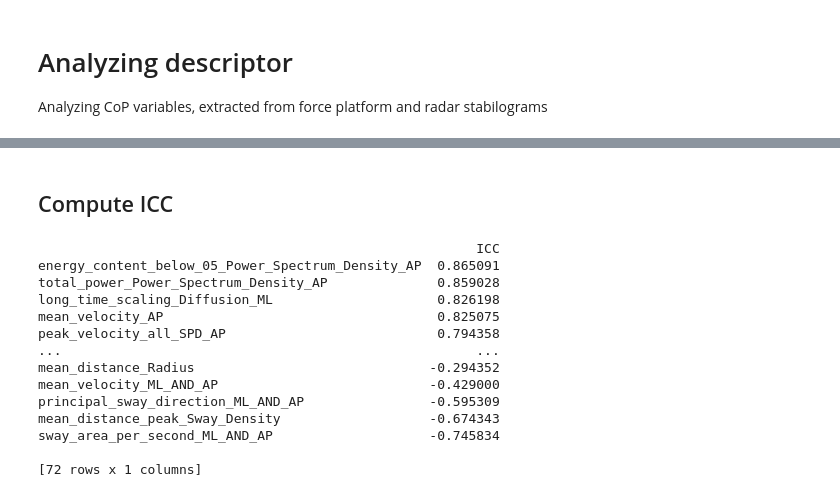
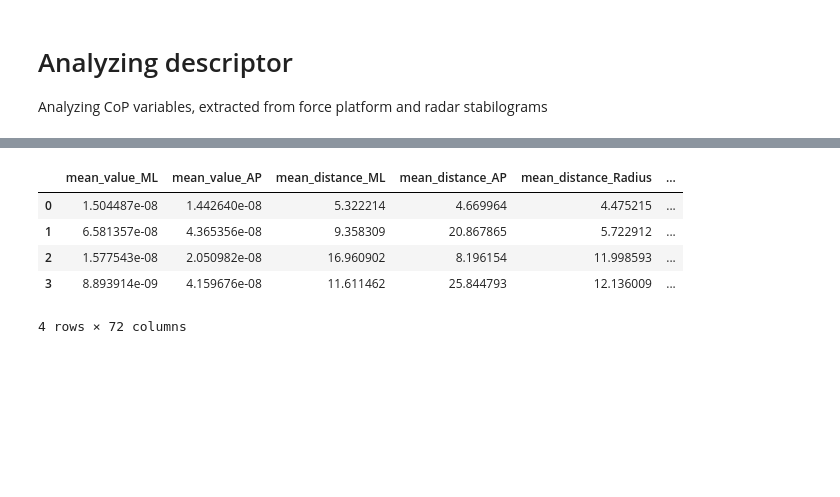
Before and after one commit to KellyLuo-O/stabilometry_project_2026, a Jupyter notebook: scripts/04_analyzing_descriptors.ipynb, the cells around one changed output, grey strips where cells are left out. Cells and saved outputs as stored; diff of their text form; code cells hidden in the pictures; blank space fills up the shorter version.

```diff
--- a/scripts/04_analyzing_descriptors.ipynb
+++ b/scripts/04_analyzing_descriptors.ipynb
@@ -63,53 +16,0 @@ summary
-# %% [markdown]
-## Compute ICC
-# %%
-features = [col for col in df_platform_features.columns if col != 'type']
-
-icc_results = {}
-
-for feat in features:
-    radar_vals = df_radar_features[feat].values
-    force_vals = df_platform_features[feat].values
-
-    # Créer DataFrame pour pingouin
-    df_feat = pd.DataFrame({
-        'Radar': radar_vals,
-        'Force': force_vals
-    })
-
-    # Préparer pour pingouin
-    df_tmp = df_feat.melt(var_name='Instrument', value_name='Score')
-    df_tmp['Repetition'] = list(range(1, len(radar_vals)+1)) * 2  # répéter pour Radar et Force
-
-    # Calculer ICC
-    icc = pg.intraclass_corr(
-        data=df_tmp,
-        targets='Repetition',
-        raters='Instrument',
-        ratings='Score'
-    )
-
-    # Récupérer l'ICC de type "ICC2" (two-way, consistency, single) par exemple
-    icc_value = icc.loc[icc['Type']=='ICC2','ICC'].values[0]
-    icc_results[feat] = icc_value
-
-# Convertir en DataFrame pour visualiser facilement
-icc_df = pd.DataFrame.from_dict(icc_results, orient='index', columns=['ICC'])
-icc_df = icc_df.sort_values('ICC', ascending=False)
-
-print(icc_df)
-# %% [output]
-                                                        ICC
-energy_content_below_05_Power_Spectrum_Density_AP  0.865091
-total_power_Power_Spectrum_Density_AP              0.859028
-long_time_scaling_Diffusion_ML                     0.826198
-mean_velocity_AP                                   0.825075
-peak_velocity_all_SPD_AP                           0.794358
-...                                                     ...
-mean_distance_Radius                              -0.294352
-mean_velocity_ML_AND_AP                           -0.429000
-principal_sway_direction_ML_AND_AP                -0.595309
-mean_distance_peak_Sway_Density                   -0.674343
-sway_area_per_second_ML_AND_AP                    -0.745834
-
-[72 rows x 1 columns]
@@ -115,0 +24,9 @@ sway_area_per_second_ML_AND_AP                    -0.745834
+# %%
+errors
+# %% [output]
+|  | mean_value_ML | mean_value_AP | mean_distance_ML | mean_distance_AP | mean_distance_Radius | ... |
+| 0 | 1.504487e-08 | 1.442640e-08 | 5.322214 | 4.669964 | 4.475215 | ... |
+| 1 | 6.581357e-08 | 4.365356e-08 | 9.358309 | 20.867865 | 5.722912 | ... |
+| 2 | 1.577543e-08 | 2.050982e-08 | 16.960902 | 8.196154 | 11.998593 | ... |
+| 3 | 8.893914e-09 | 4.159676e-08 | 11.611462 | 25.844793 | 12.136009 | ... |
+4 rows × 72 columns
```
Also changed, not shown: parts of 20 cells of this notebook, 4 other files.
